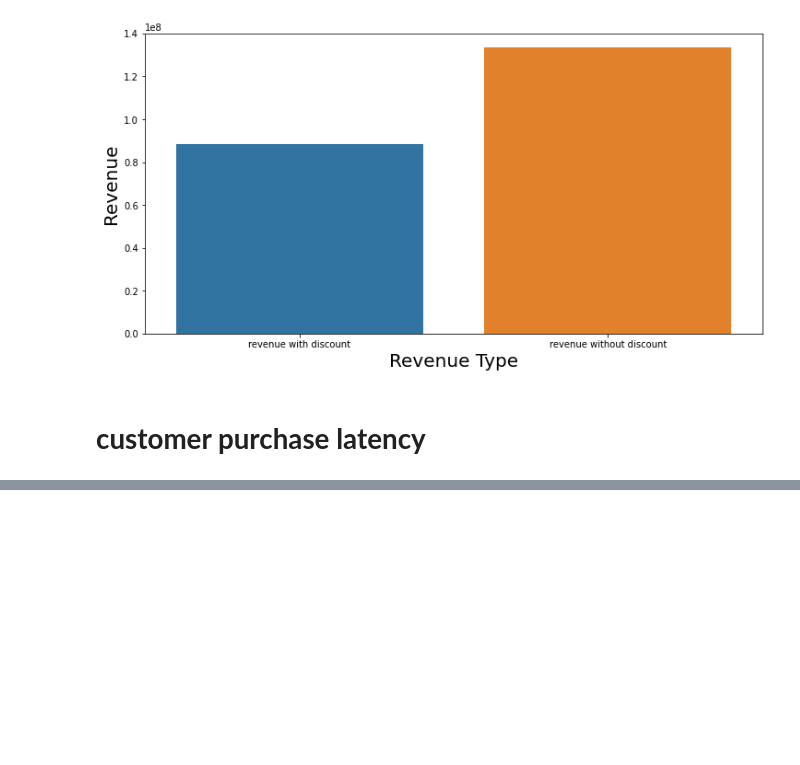
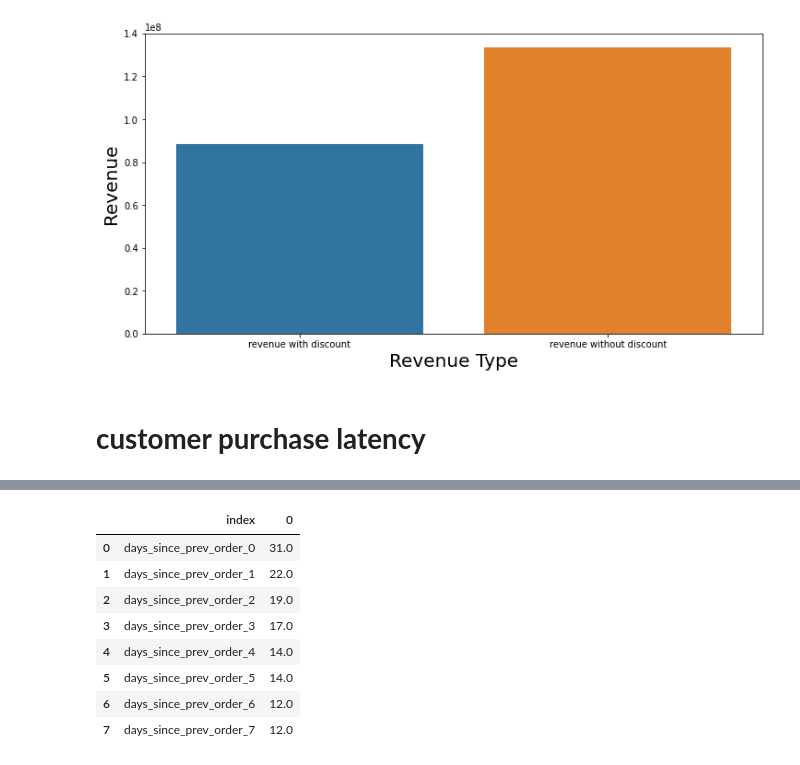
Before and after one commit to sayeh31/food-data-analisis, a Jupyter notebook: dataanalyst.ipynb, the cells around one changed output, grey strips where cells are left out. Saved outputs shown, nothing was run; the diff lists cells and outputs as text; code cells hidden in the pictures; blank space fills up the shorter version.

```diff
--- a/dataanalyst.ipynb
+++ b/dataanalyst.ipynb
@@ -337,4 +340,16 @@ latency_tabel=pd.merge(first_table, df_orders, how='left').reset_index()
 latency_tabel = latency_tabel.replace(0, np.NaN)
 # %%
 latency_tabel_mean=round(latency_tabel.iloc[:,19:28].mean()).reset_index()
+# %%
+latency_tabel_mean
+# %% [output]
+|  | index | 0 |
+| 0 | days_since_prev_order_0 | 31.0 |
+| 1 | days_since_prev_order_1 | 22.0 |
+| 2 | days_since_prev_order_2 | 19.0 |
+| 3 | days_since_prev_order_3 | 17.0 |
+| 4 | days_since_prev_order_4 | 14.0 |
+| 5 | days_since_prev_order_5 | 14.0 |
+| 6 | days_since_prev_order_6 | 12.0 |
+| 7 | days_since_prev_order_7 | 12.0 |
 # %%
```
Also changed, not shown: parts of 8 cells of this notebook.
